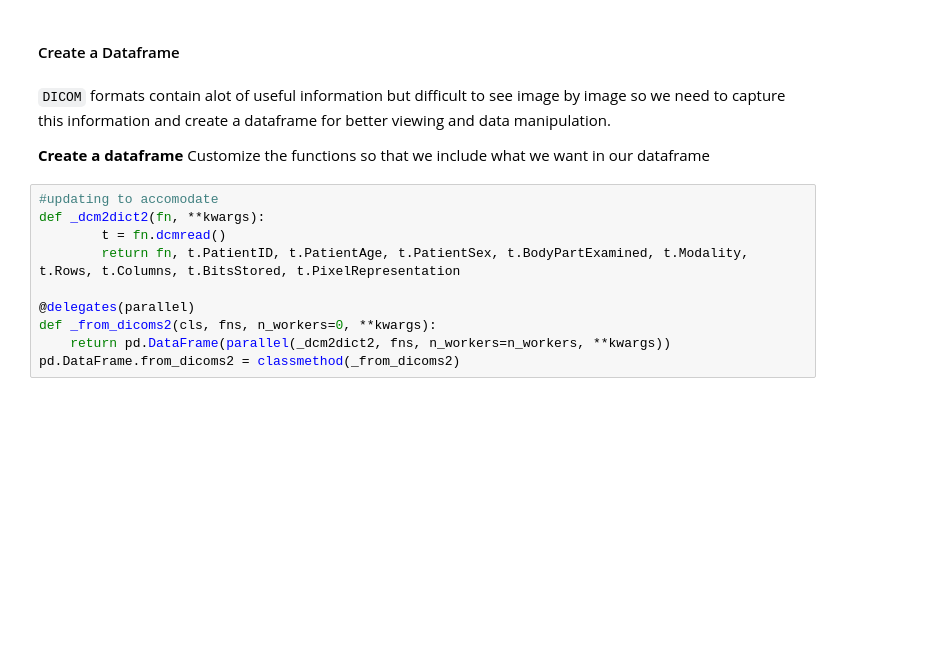
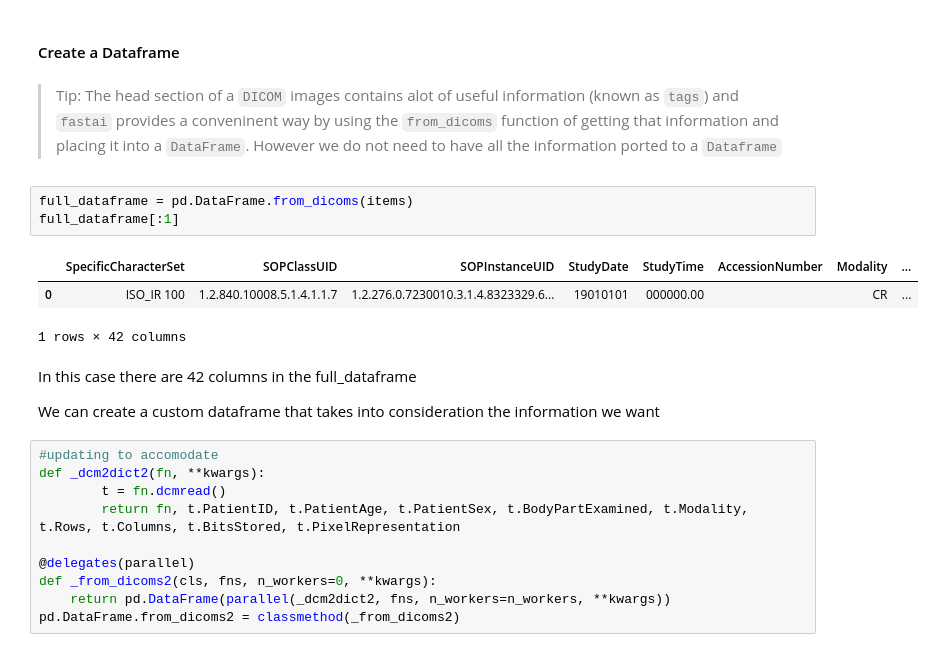
Before and after one commit to asvcode/MedicalImaging, a Jupyter notebook: _notebooks/2020-04-29-Starting-With-Medical-Imaging.ipynb, the cells around one changed output. Saved outputs shown, nothing was run; the diff lists cells and outputs as text; blank space fills up the shorter version.

```diff
--- a/_notebooks/2020-04-29-Starting-With-Medical-Imaging.ipynb
+++ b/_notebooks/2020-04-29-Starting-With-Medical-Imaging.ipynb
@@ -77,11 +77,19 @@ Rows: 1024 Columns: 1024
 [figure]
 # %% [markdown]
 #### Create a Dataframe
-# %% [markdown]
-`DICOM` formats contain alot of useful information but difficult to see image by image so we need to capture this information and create a dataframe for better viewing and data manipulation.
-
-**Create a dataframe**
-Customize the functions so that we include what we want in our dataframe
+# %% [markdown]
+> Tip: The head section of a `DICOM` images contains alot of useful information (known as `tags`) and `fastai` provides a conveninent way by using the `from_dicoms` function of getting that information and placing it into a `DataFrame`.  However we do not need to have all the information ported to a `Dataframe`
+# %%
+full_dataframe = pd.DataFrame.from_dicoms(items)
+full_dataframe[:1]
+# %% [output]
+|  | SpecificCharacterSet | SOPClassUID | SOPInstanceUID | StudyDate | StudyTime | AccessionNumber | Modality | ... |
+| 0 | ISO_IR 100 | 1.2.840.10008.5.1.4.1.1.7 | 1.2.276.0.7230010.3.1.4.8323329.6... | 19010101 | 000000.00 |  | CR | ... |
+1 rows × 42 columns
+# %% [markdown]
+In this case there are 42 columns in the full_dataframe
+
+We can create a custom dataframe that takes into consideration the information we want
 # %%
 #updating to accomodate
 def _dcm2dict2(fn, **kwargs):
```
Also changed, not shown: parts of 3 cells of this notebook, 1 other file.
